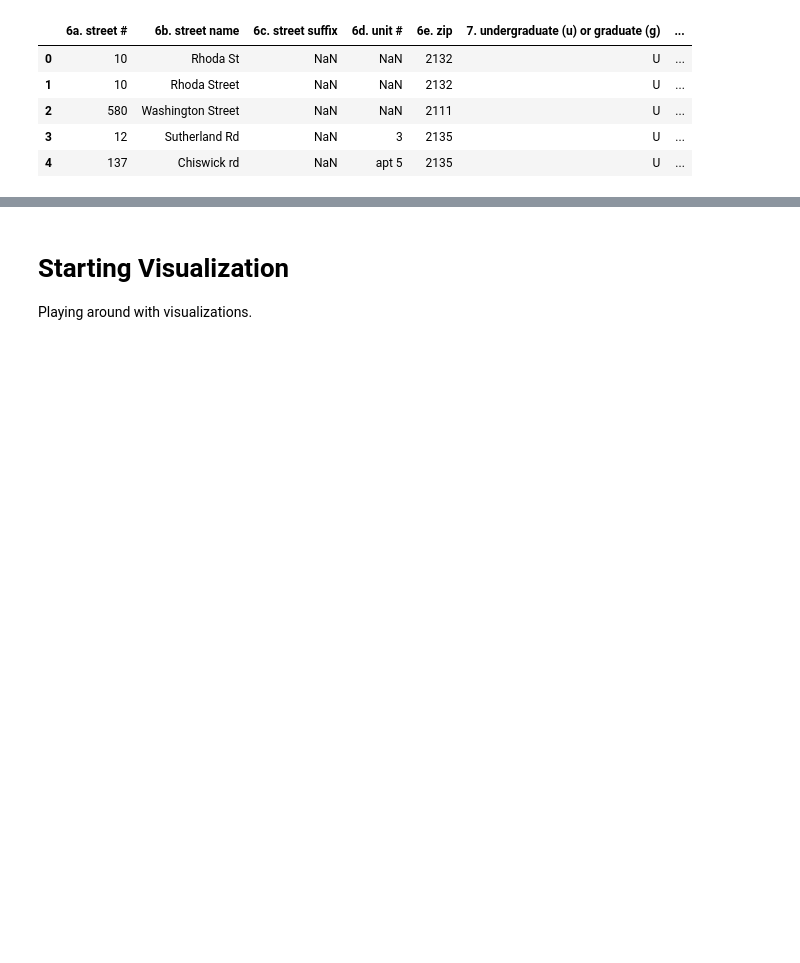
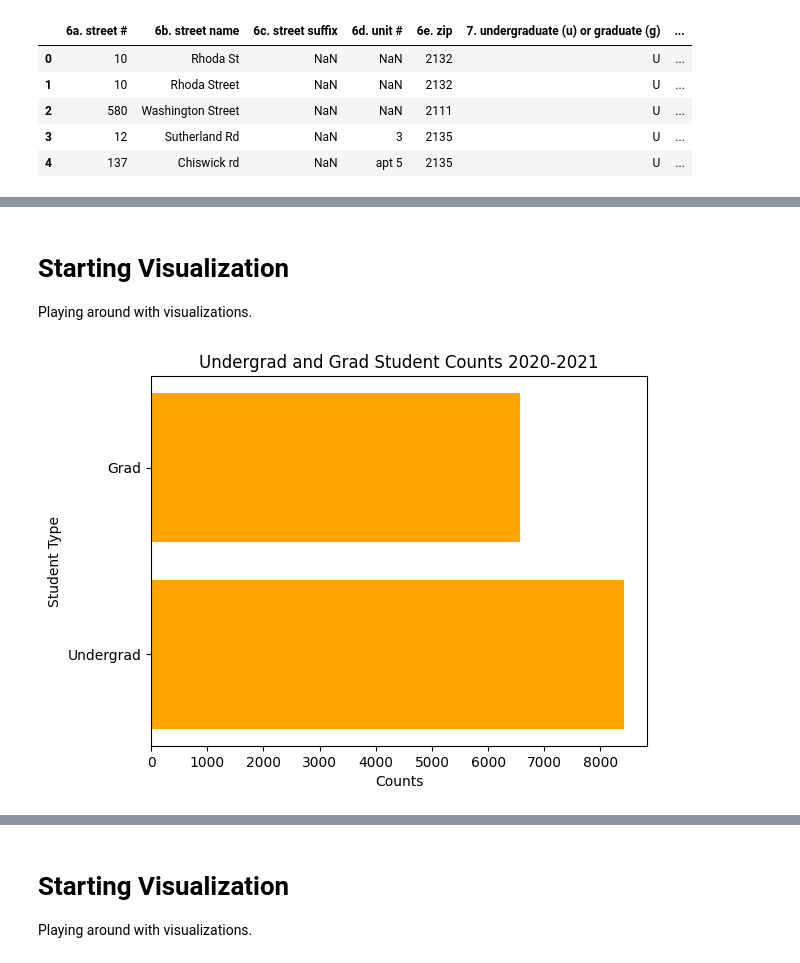
Before and after one commit to irisRen04/cs506-off_campus_housing-Ren-James, a Jupyter notebook: Student_addresses.ipynb, the cells around one changed output, grey strips where cells are left out. Saved outputs shown, nothing was run; the diff lists cells and outputs as text; code cells hidden in the pictures; blank space fills up the shorter version.

Commit message:
added barplots for visualization

```diff
--- a/Student_addresses.ipynb
+++ b/Student_addresses.ipynb
@@ -119,10 +105,10 @@ def remove_street_suffix_and_duplicates(df):
     return df
 # %%
 # Call above function on all the address datasets
-Student_addresses_2020_2021 = remove_street_suffix_and_duplicates(Student_addresses_2020_2021)
-Student_addresses_2021_2022 = remove_street_suffix_and_duplicates(Student_addresses_2021_2022)
-Student_addresses_2022_2023 = remove_street_suffix_and_duplicates(Student_addresses_2022_2023)
-Student_addresses_2023_2024 = remove_street_suffix_and_duplicates(Student_addresses_2023_2024)
+Student_addresses_2020_2021 = correct_street_suffix_and_duplicates(Student_addresses_2020_2021)
+Student_addresses_2021_2022 = dorrect_street_suffix_and_duplicates(Student_addresses_2021_2022)
+Student_addresses_2022_2023 = dorrect_street_suffix_and_duplicates(Student_addresses_2022_2023)
+Student_addresses_2023_2024 = dorrect_street_suffix_and_duplicates(Student_addresses_2023_2024)
 
 
 # How many rows they have now after dropping duplicate rows
@@ -131,5 +117,5 @@ print(Student_addresses_2021_2022.shape)
 print(Student_addresses_2022_2023.shape)
 print(Student_addresses_2023_2024.shape)
 
-Student_addresses_2023_2024["6b. street name"].unique()
+# Student_addresses_2023_2024["6b. street name"].unique()
 # %% [output]
@@ -141,0 +141,23 @@ array(['Rhoda St', 'Rhoda', 'Washington', ..., 'Lucy Apt# C443',
+# %% [markdown]
+# Starting Visualization
+Playing around with visualizations.
+# %%
+# Student_addresses_2020_2021 undergrad and grad counts bar graph
+
+count = Student_addresses_2020_2021["7. undergraduate (u) or graduate (g)"].value_counts()
+
+undergradCount = (count[0] + count[3]).sum()
+GradCount = (count[1] + count[2]).sum()
+
+#Plot Bar graph
+plt.barh(['Undergrad', 'Grad'], [undergradCount, GradCount], color='orange',)
+
+# Create Labels
+plt.xlabel('Counts')
+plt.ylabel('Student Type')
+plt.title('Undergrad and Grad Student Counts 2020-2021')
+
+# Show the plot
+plt.show()
+# %% [output]
+[figure, added]
```
Also changed, not shown: parts of 9 cells of this notebook.
